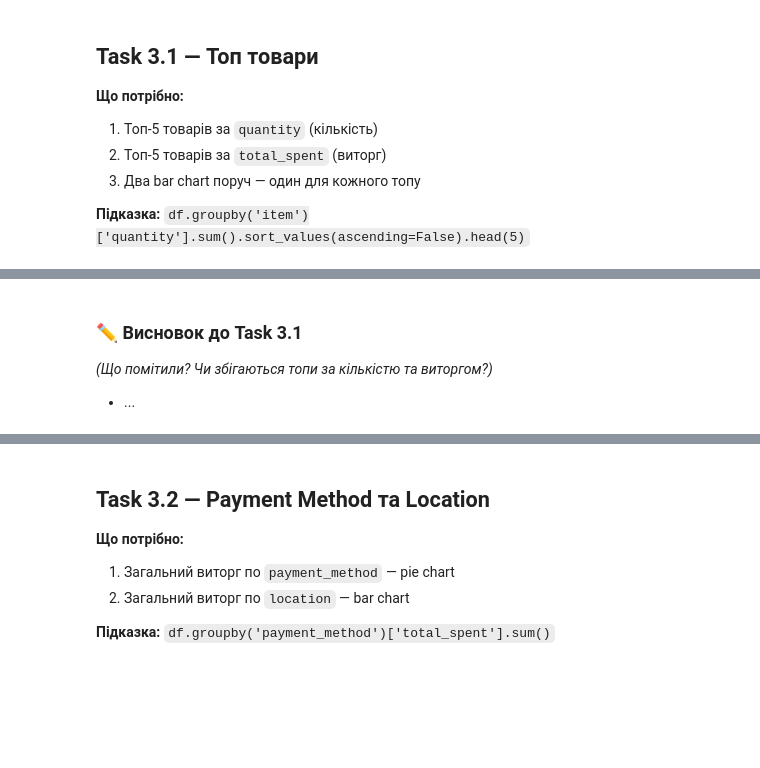
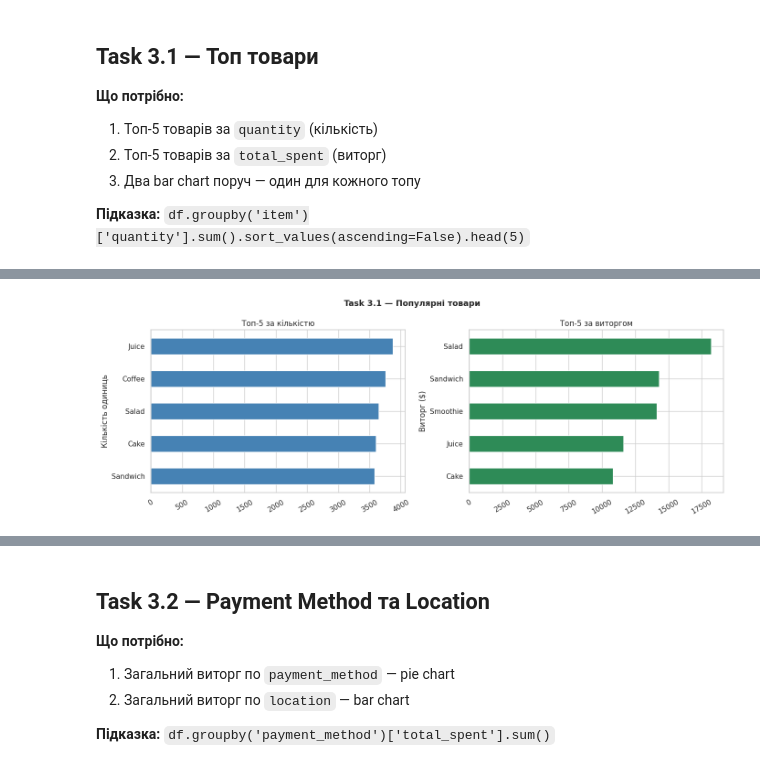
Before and after one commit to NadiiaIvashchuk/Cafe_Sales, a Jupyter notebook: cafe_eda_workbook_version2.ipynb, the cells around one changed output, grey strips where cells are left out. Cells and saved outputs as stored; diff of their text form; code cells hidden in the pictures; blank space fills up the shorter version.

```diff
--- a/cafe_eda_workbook_version2.ipynb
+++ b/cafe_eda_workbook_version2.ipynb
@@ -658,10 +658,10 @@ print(f'✓ Збережено: {FILE_OUT} — готовий для Tableau!')
 **Підказка:** `df.groupby('item')['quantity'].sum().sort_values(ascending=False).head(5)`
 # %%
 # Топ-5 за кількістю
-top_qty = # ВАШ КОД ТУТ
+top_qty = df.groupby('item')['quantity'].sum().sort_values(ascending=False).head(5)
 
 # Топ-5 за виторгом
-top_rev = # ВАШ КОД ТУТ
+top_rev = df.groupby('item')['total_spent'].sum().sort_values(ascending=False).head(5)
 
 print('Топ-5 за кількістю:')
 print(top_qty.to_string())
@@ -670,24 +686,29 @@ print(top_rev.round(2).to_string())
 # %%
 fig, axes = plt.subplots(1, 2, figsize=(14, 5))
 fig.suptitle('Task 3.1 — Популярні товари', fontsize=13, fontweight='bold')
 
 # Графік 1: топ за кількістю
-# ВАШ КОД ТУТ
+top_qty.sort_values(ascending=True).plot(
+    kind='barh',
+    ax=axes[0],
+    color='steelblue'
+)
 axes[0].set_title('Топ-5 за кількістю')
 axes[0].set_ylabel('Кількість одиниць')
 axes[0].tick_params(axis='x', rotation=30)
 
 # Графік 2: топ за виторгом
-# ВАШ КОД ТУТ
+top_rev.sort_values(ascending=True).plot(
+    kind='barh',
+    ax=axes[1],
+    color='seagreen'
+)
 axes[1].set_title('Топ-5 за виторгом')
 axes[1].set_ylabel('Виторг ($)')
 axes[1].tick_params(axis='x', rotation=30)
 
 plt.tight_layout()
 plt.savefig('part3_task31.png', dpi=130, bbox_inches='tight')
 plt.show()
+# %% [output]
+[figure, added]
-# %% [markdown]
-### ✏️ Висновок до Task 3.1
-*(Що помітили? Чи збігаються топи за кількістю та виторгом?)*
-
-- ...
```
Also changed, not shown: parts of 5 cells of this notebook.
